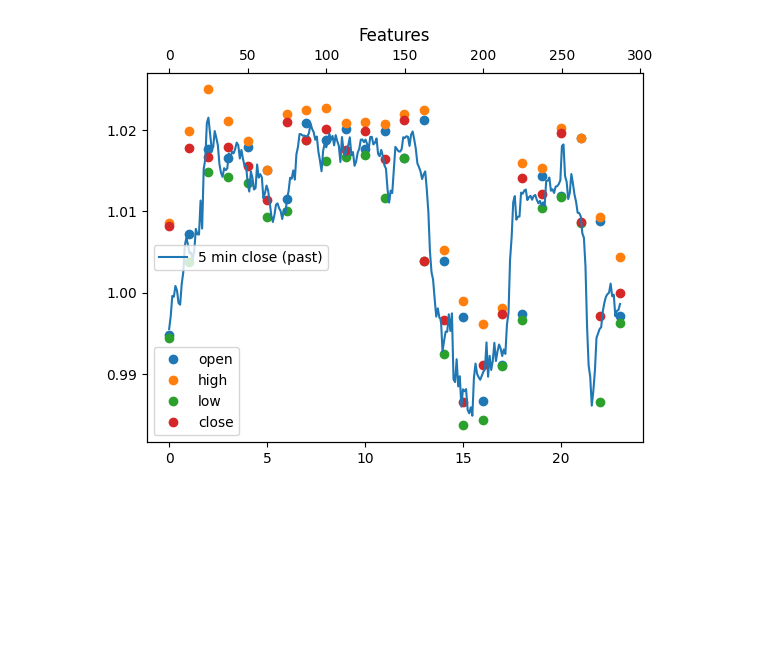
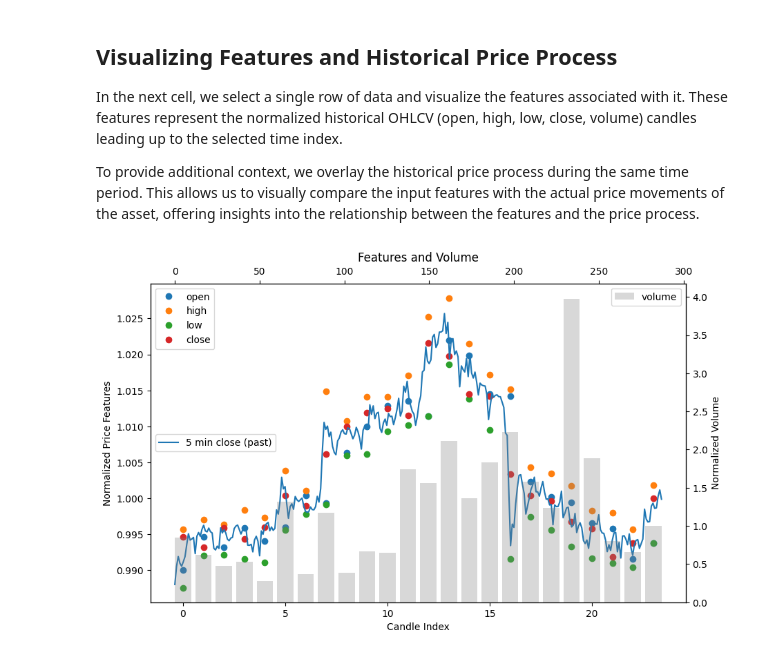
Before and after one commit to allora-network/allora-forge-builder-kit, a Jupyter notebook: notebooks/Allora Forge ML Workflow.ipynb, the cells around one changed output. Cells and saved outputs as stored; diff of their text form; code cells hidden in the pictures; blank space fills up the shorter version.

Commit message:
added more markdown, normalized volumne, and added data caching

```diff
--- a/notebooks/Allora Forge ML Workflow.ipynb
+++ b/notebooks/Allora Forge ML Workflow.ipynb
@@ -39,11 +61,2 @@ import numpy as np
 # %%
-'''
-API KEY
-This gives you access to OHLCV (open, high, low, close, volume) candle data through the workflow
-
-To get your API key, go to https://developer.allora.network/,
-create an account, and generate a new API key.
-
-'''
-
-api_key = "<your allora api key here>"
+api_key = "<allora api key goes here>" #need to get an API key from the Allora Forge
@@ -73,7 +121,8 @@ workflow = AlloraMLWorkflow(
 X_train, y_train, X_val, y_val, X_test, y_test = workflow.get_train_validation_test_data(
     from_month="2023-01",
     validation_months=3,
-    test_months=3
+    test_months=3,
+    force_redownload=False  # Set to True to force re-download of fresh data
 )
 
 # Example: Check the shapes of the datasets
@@ -99,34 +182,42 @@ Test set: (78622, 151) (78622,)
+# %% [markdown]
+## Visualizing Features and Historical Price Process
+
+In the next cell, we select a single row of data and visualize the features associated with it. These features represent the normalized historical OHLCV (open, high, low, close, volume) candles leading up to the selected time index.
+
+To provide additional context, we overlay the historical price process during the same time period. This allows us to visually compare the input features with the actual price movements of the asset, offering insights into the relationship between the features and the price process.
 # %%
-'''
-Visualize Features and Past Price Process
-
-The Features are the input data used for training the model,
-while the Past Price Process shows the historical price movements of the asset.
-
-Currently, the features are just the normalized OHLCV (open, high, low, close, volume) data for the last 24 hours.
-However, you can choose a different history length by changing the `hours_needed` variable above,
-or the number of candles by changing `number_of_input_candles`.
-
-'''
-
 eth_data = X_train.loc[(slice(None), 'ethusd'), :]
 data_idx = -10000  # which data point to visualize
 
+fig, ax1 = plt.subplots(figsize=(10, 6))
+
 # Plot features based on data_idx
-plt.plot([eth_data.iloc[data_idx][f"feature_open_{i}"] for i in range(number_of_input_candles)], 'o', label="open")
-plt.plot([eth_data.iloc[data_idx][f"feature_high_{i}"] for i in range(number_of_input_candles)], 'o', label="high")
-plt.plot([eth_data.iloc[data_idx][f"feature_low_{i}"] for i in range(number_of_input_candles)], 'o', label="low")
-plt.plot([eth_data.iloc[data_idx][f"feature_close_{i}"] for i in range(number_of_input_candles)], 'o', label="close")
-plt.legend()
+ax1.plot([eth_data.iloc[data_idx][f"feature_open_{i}"] for i in range(number_of_input_candles)], 'o', label="open")
+ax1.plot([eth_data.iloc[data_idx][f"feature_high_{i}"] for i in range(number_of_input_candles)], 'o', label="high")
+ax1.plot([eth_data.iloc[data_idx][f"feature_low_{i}"] for i in range(number_of_input_candles)], 'o', label="low")
+ax1.plot([eth_data.iloc[data_idx][f"feature_close_{i}"] for i in range(number_of_input_candles)], 'o', label="close")
+ax1.set_xlabel("Candle Index")
+ax1.set_ylabel("Normalized Price Features")
+ax1.legend(loc="upper left")
 
 # Plot past price process based on data_idx
 plt.twiny()
 plt.plot(
     (eth_data.iloc[data_idx - (hours_needed * 12):data_idx]['close'].values) / eth_data.iloc[data_idx]['close'],
     label="5 min close (past)"
 )
 plt.legend(loc='center left')
-plt.title("Features")
+
+# Plot volume as a bar chart with independent y-axis
+ax2 = ax1.twinx()
+ax2.bar(range(number_of_input_candles),
+    [eth_data.iloc[data_idx][f"feature_volume_{i}"] for i in range(number_of_input_candles)],
+    alpha=0.3, color='gray', label="volume")
+ax2.set_ylabel("Normalized Volume")
+ax2.legend(loc="upper right")
+
+
+plt.title("Features and Volume")
 plt.show()
 # %% [output]
-[figure, old version]
+[figure, new version]
```
Also changed, not shown: parts of 20 cells of this notebook.
